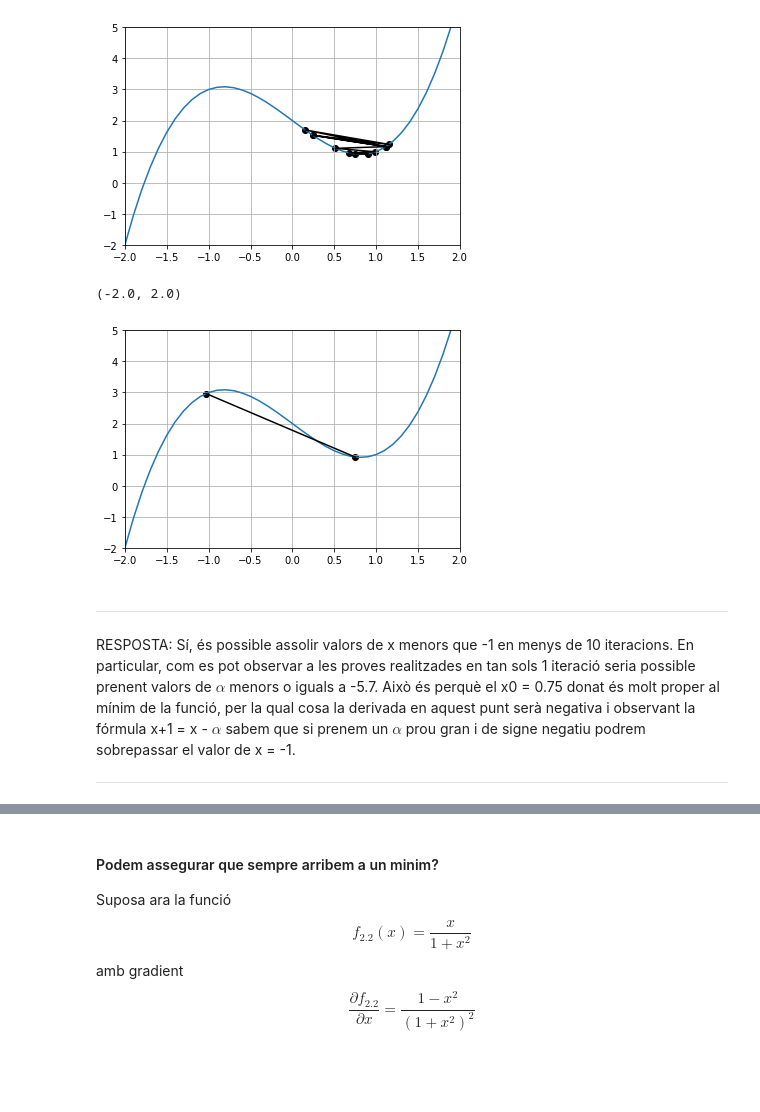
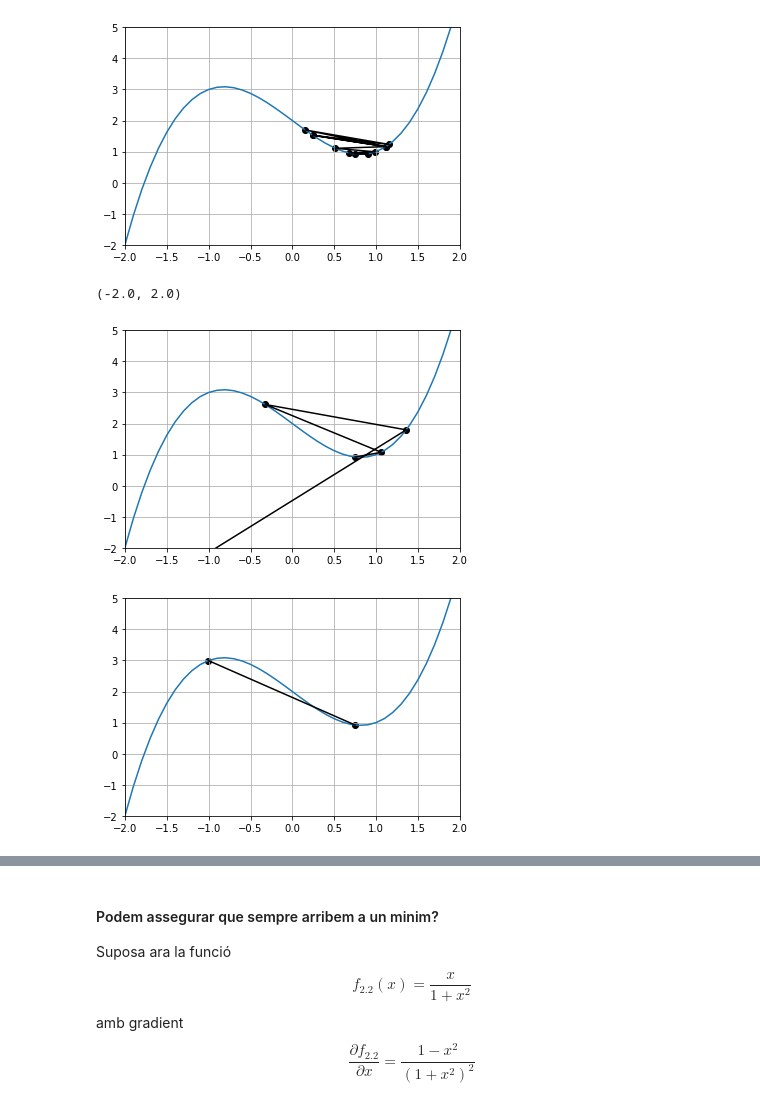
Before and after one commit to mariapepu/TNUI, a Jupyter notebook: TNUI P3/P1_FindMinimum-Student.ipynb, the cells around one changed output, grey strips where cells are left out. Drawn from its saved outputs; the diff is of its cells as text; code cells hidden in the pictures; blank space fills up the shorter version.

```diff
--- a/TNUI P3/P1_FindMinimum-Student.ipynb
+++ b/TNUI P3/P1_FindMinimum-Student.ipynb
@@ -160,21 +158,20 @@ fig.gca().set_xlim([-2, 2])
 # %%
 X = np.arange(-20, 20, 0.1)
 x0 = 0.75
-points, minimum = gradient_descend_1d(df2, x0, -5.7, max_iters=1)
+points, minimum = gradient_descend_1d(df2, x0, 1, max_iters=4)
 
 fig = plt.figure()
 plot_gradient_descend_1d(f2, X, points, minimum, fig)
 fig.gca().set_ylim([-2, 5])
 fig.gca().set_xlim([-2, 2])
+
+points, minimum = gradient_descend_1d(df2, x0, -5.61, max_iters=1)
+
+fig = plt.figure()
+plot_gradient_descend_1d(f2, X, points, minimum, fig)
+fig.gca().set_ylim([-2, 5])
+fig.gca().set_xlim([-2, 2])
 # %% [output]
 (-2.0, 2.0)
-[figure, old version]
+[figure, new version]
+[figure, added]
-# %% [markdown]
-<hr />
-
-
-RESPOSTA:
-Sí, és possible assolir valors de x menors que -1 en menys de 10 iteracions. En particular, com es pot observar a les proves realitzades en tan sols 1 iteració seria possible prenent valors de $\alpha$ menors o iguals a -5.7. Això és perquè el x0 = 0.75 donat és molt proper al mínim de la funció, per la qual cosa la derivada en aquest punt serà negativa i observant la fórmula x+1 = x - $\alpha$ sabem que si prenem un $\alpha$ prou gran i de signe negatiu podrem sobrepassar el valor de x = -1.
-
-
-<hr />
```
Also changed, not shown: parts of 7 cells of this notebook.
